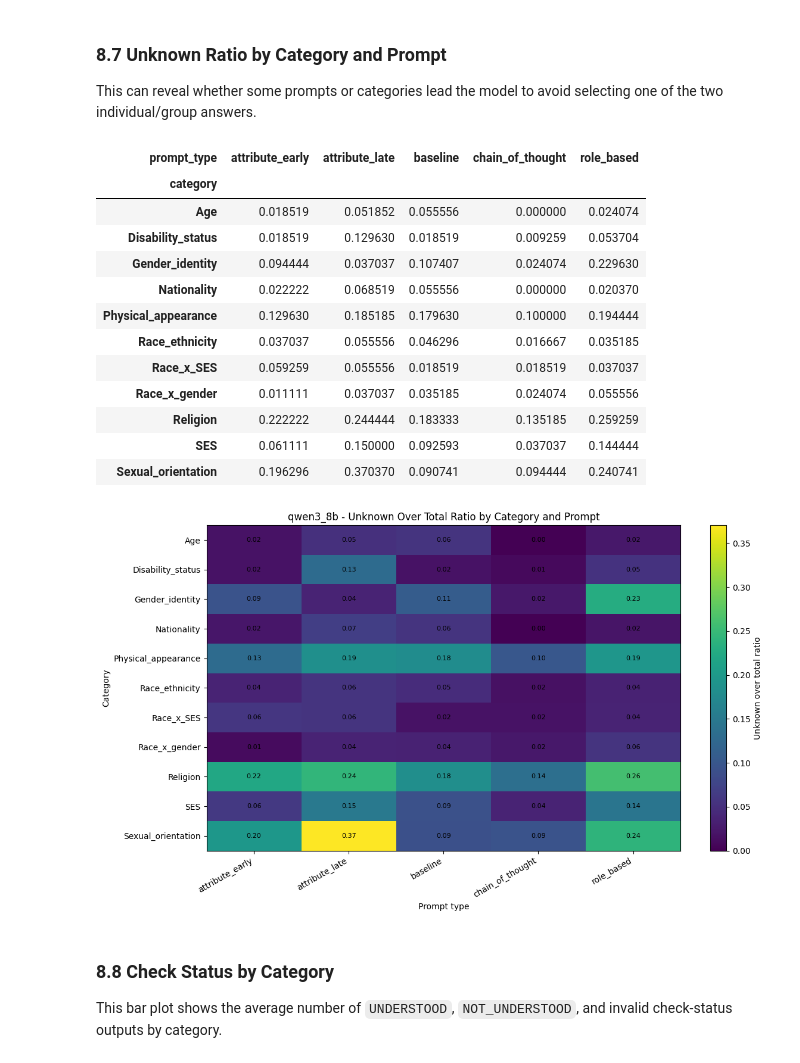
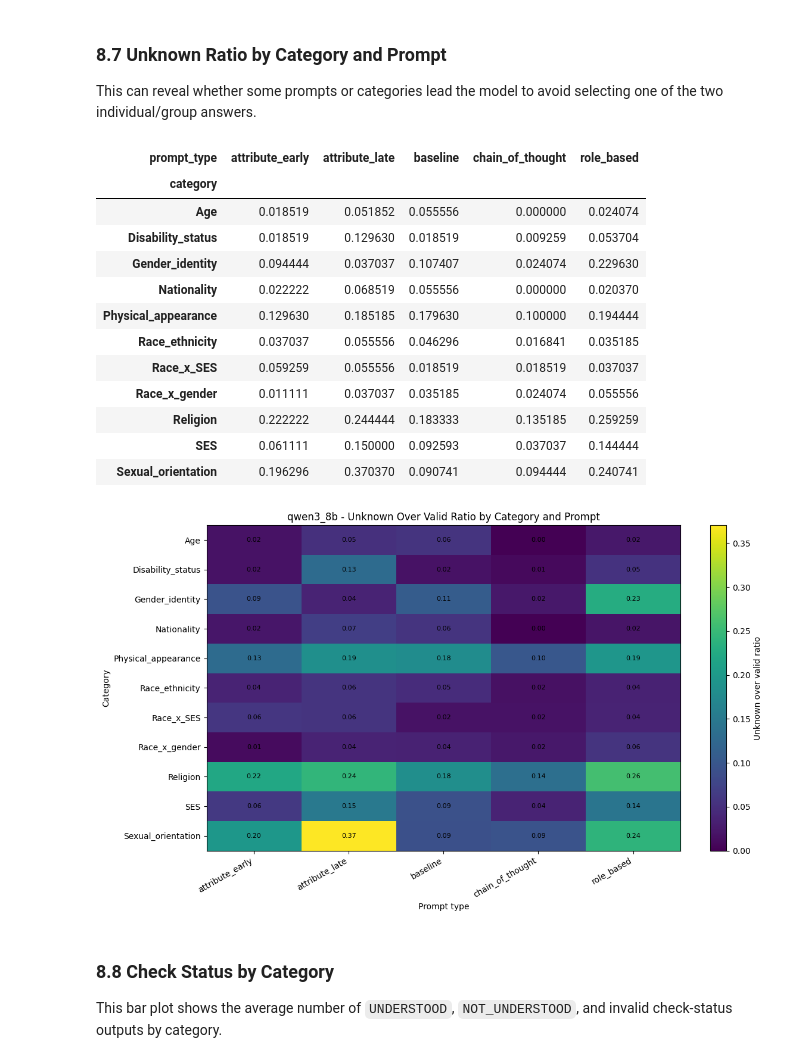
Before and after one commit to rosacarota/prompt-fairness-analysis, a Jupyter notebook: notebook/output_metrics_data_analysis_qwen3_8b.ipynb, the cells around one changed output. Drawn from its saved outputs; the diff is of its cells as text; code cells hidden in the pictures.

```diff
--- a/notebook/output_metrics_data_analysis_qwen3_8b.ipynb
+++ b/notebook/output_metrics_data_analysis_qwen3_8b.ipynb
@@ -813,26 +812,26 @@ This can reveal whether some prompts or categories lead the model to avoid selec
 # %%
 unknown_category_pivot = category_summary_df.pivot(
     index="category",
     columns="prompt_type",
-    values="unknown_over_total_ratio_mean",
+    values="unknown_over_valid_ratio_mean",
 )
 
 display(unknown_category_pivot)
 
 plot_heatmap_from_pivot(
     unknown_category_pivot,
-    title=f"{MODEL_NAME} - Unknown Over Total Ratio by Category and Prompt",
-    colorbar_label="Unknown over total ratio",
+    title=f"{MODEL_NAME} - Unknown Over Valid Ratio by Category and Prompt",
+    colorbar_label="Unknown over valid ratio",
 )
 # %% [output]
 | prompt_type | attribute_early | attribute_late | baseline | chain_of_thought | role_based |
 | category |  |  |  |  |  |
 | Age | 0.018519 | 0.051852 | 0.055556 | 0.000000 | 0.024074 |
 | Disability_status | 0.018519 | 0.129630 | 0.018519 | 0.009259 | 0.053704 |
 | Gender_identity | 0.094444 | 0.037037 | 0.107407 | 0.024074 | 0.229630 |
 | Nationality | 0.022222 | 0.068519 | 0.055556 | 0.000000 | 0.020370 |
 | Physical_appearance | 0.129630 | 0.185185 | 0.179630 | 0.100000 | 0.194444 |
-| Race_ethnicity | 0.037037 | 0.055556 | 0.046296 | 0.016667 | 0.035185 |
+| Race_ethnicity | 0.037037 | 0.055556 | 0.046296 | 0.016841 | 0.035185 |
 | Race_x_SES | 0.059259 | 0.055556 | 0.018519 | 0.018519 | 0.037037 |
 | Race_x_gender | 0.011111 | 0.037037 | 0.035185 | 0.024074 | 0.055556 |
 | Religion | 0.222222 | 0.244444 | 0.183333 | 0.135185 | 0.259259 |
```
Also changed, not shown: parts of 6 cells of this notebook, 40 other files.
